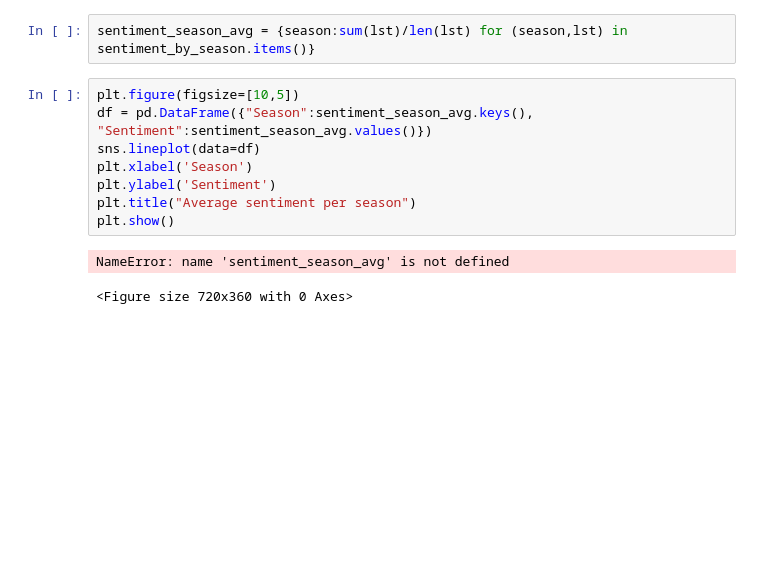
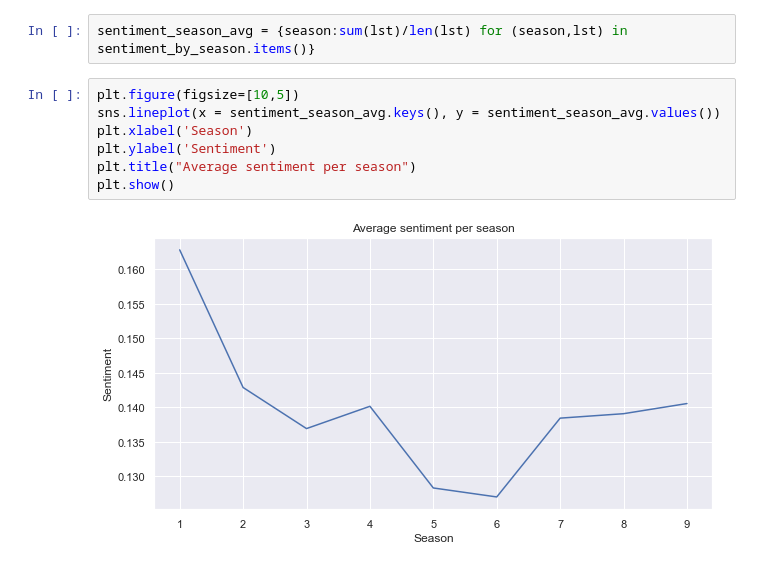
Before and after one commit to nklingen/SocialGraphsProject, a Jupyter notebook: Sentiment_analysis.ipynb, the cells around one changed output. Drawn from its saved outputs; the diff is of its cells as text; blank space fills up the shorter version.

```diff
--- a/Sentiment_analysis.ipynb
+++ b/Sentiment_analysis.ipynb
@@ -370,12 +367,10 @@ for episode in episodes:
 sentiment_season_avg = {season:sum(lst)/len(lst) for (season,lst) in sentiment_by_season.items()}
 # %%
 plt.figure(figsize=[10,5])
-df = pd.DataFrame({"Season":sentiment_season_avg.keys(), "Sentiment":sentiment_season_avg.values()})
-sns.lineplot(data=df)
+sns.lineplot(x = sentiment_season_avg.keys(), y = sentiment_season_avg.values())
 plt.xlabel('Season')
 plt.ylabel('Sentiment')
 plt.title("Average sentiment per season")
 plt.show()
 # %% [output]
-NameError: name 'sentiment_season_avg' is not defined
-<Figure size 720x360 with 0 Axes>
+[figure, added]
```
Also changed, not shown: parts of 16 cells of this notebook.
